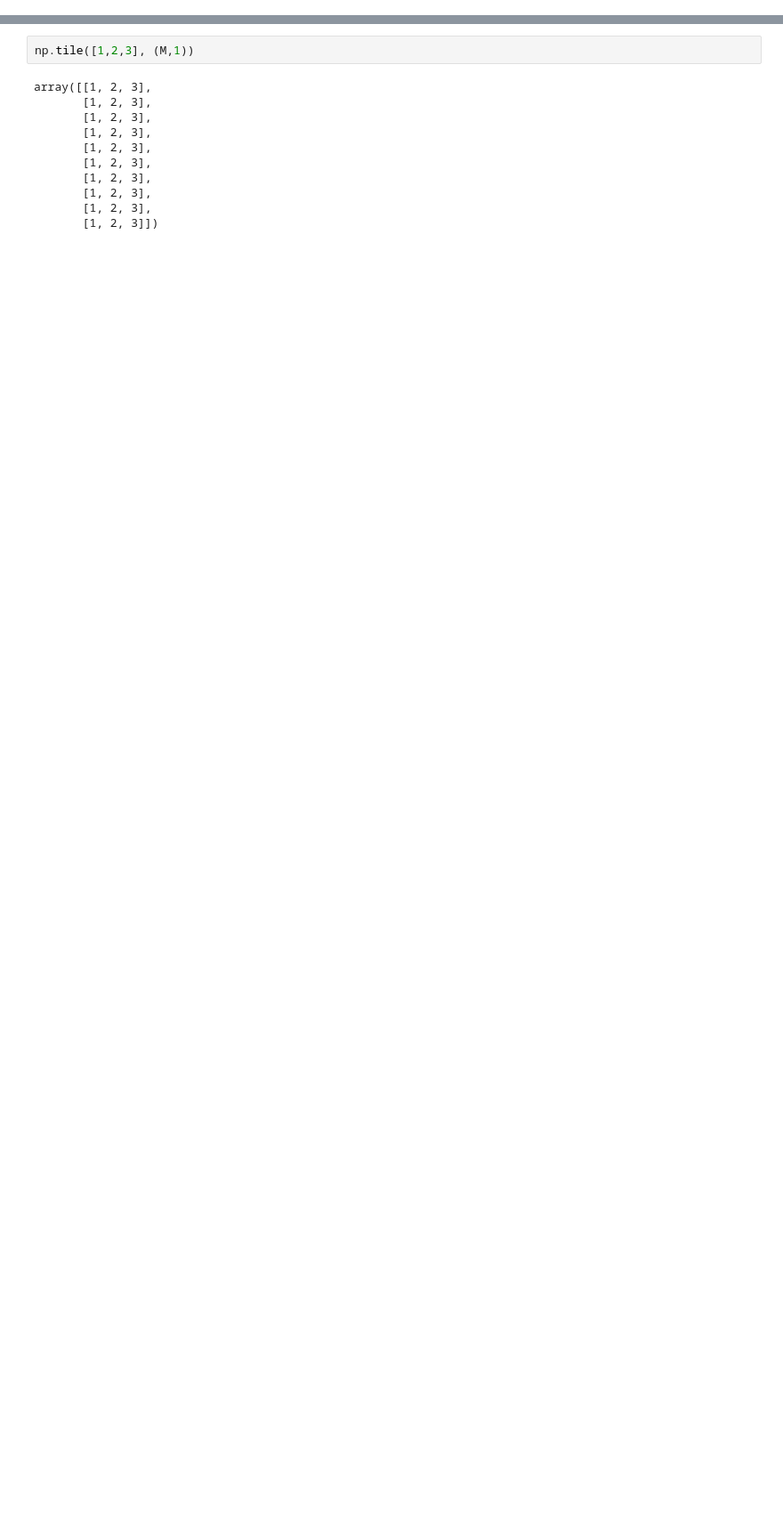
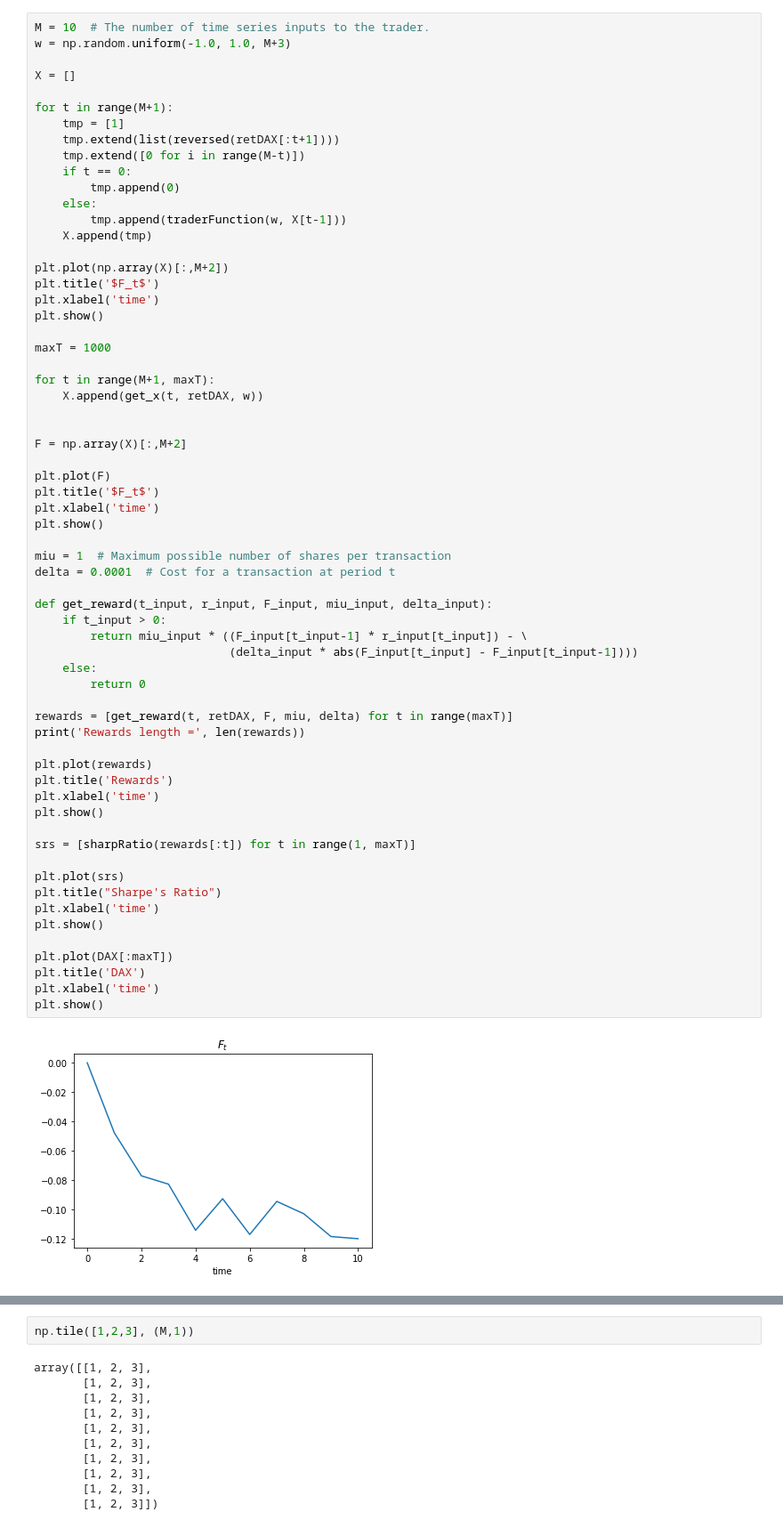
Before and after one commit to FRTP/Algorithms, a Jupyter notebook: src/main.ipynb, the cells around one changed output, grey strips where cells are left out. Shown: that part at 89% size. Saved outputs shown, nothing was run; the diff lists cells and outputs as text; blank space fills up the shorter version.

```diff
--- a/src/main.ipynb
+++ b/src/main.ipynb
@@ -13,0 +50,65 @@ The autoreload extension is already loaded. To reload it, use:
+# %%
+M = 10  # The number of time series inputs to the trader.
+w = np.random.uniform(-1.0, 1.0, M+3)
+
+X = []
+
+for t in range(M+1):
+    tmp = [1]
+    tmp.extend(list(reversed(retDAX[:t+1])))
+    tmp.extend([0 for i in range(M-t)])
+    if t == 0:
+        tmp.append(0)
+    else:
+        tmp.append(traderFunction(w, X[t-1]))
+    X.append(tmp)
+
+plt.plot(np.array(X)[:,M+2])
+plt.title('$F_t$')
+plt.xlabel('time')
+plt.show()
+
+maxT = 1000
+
+for t in range(M+1, maxT):
+    X.append(get_x(t, retDAX, w))
+
+
+F = np.array(X)[:,M+2]
+
+plt.plot(F)
+plt.title('$F_t$')
+plt.xlabel('time')
+plt.show()
+
+miu = 1  # Maximum possible number of shares per transaction
+delta = 0.0001  # Cost for a transaction at period t
+
+def get_reward(t_input, r_input, F_input, miu_input, delta_input):
+    if t_input > 0:
+        return miu_input * ((F_input[t_input-1] * r_input[t_input]) - \
+                            (delta_input * abs(F_input[t_input] - F_input[t_input-1])))
+    else:
+        return 0
+
+rewards = [get_reward(t, retDAX, F, miu, delta) for t in range(maxT)]
+print('Rewards length =', len(rewards))
+
+plt.plot(rewards)
+plt.title('Rewards')
+plt.xlabel('time')
+plt.show()
+
+srs = [sharpRatio(rewards[:t]) for t in range(1, maxT)]
+
+plt.plot(srs)
+plt.title("Sharpe's Ratio")
+plt.xlabel('time')
+plt.show()
+
+plt.plot(DAX[:maxT])
+plt.title('DAX')
+plt.xlabel('time')
+plt.show()
+# %% [output]
+[figure, added]
```
Also changed, not shown: parts of 14 cells of this notebook, 1 other file.
